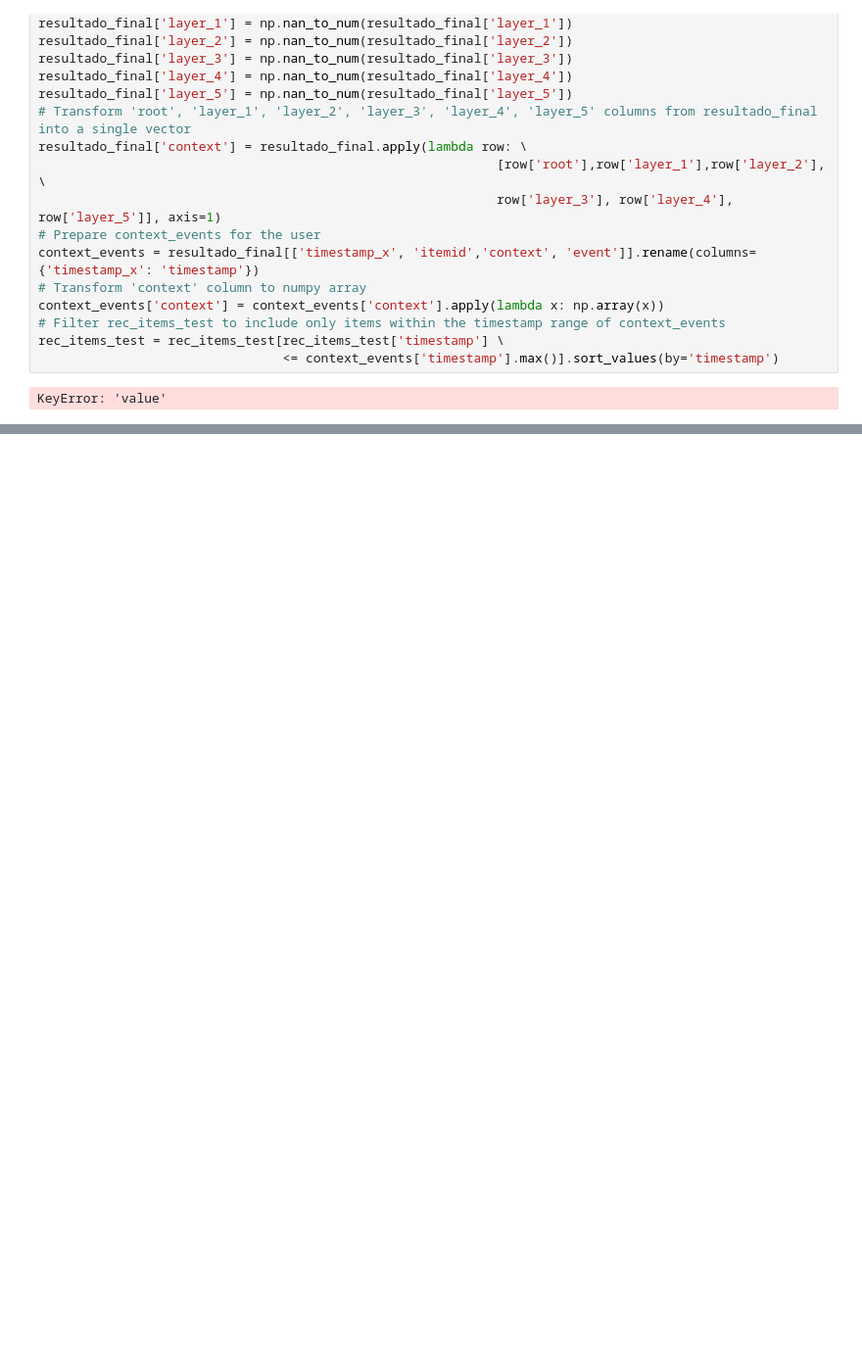
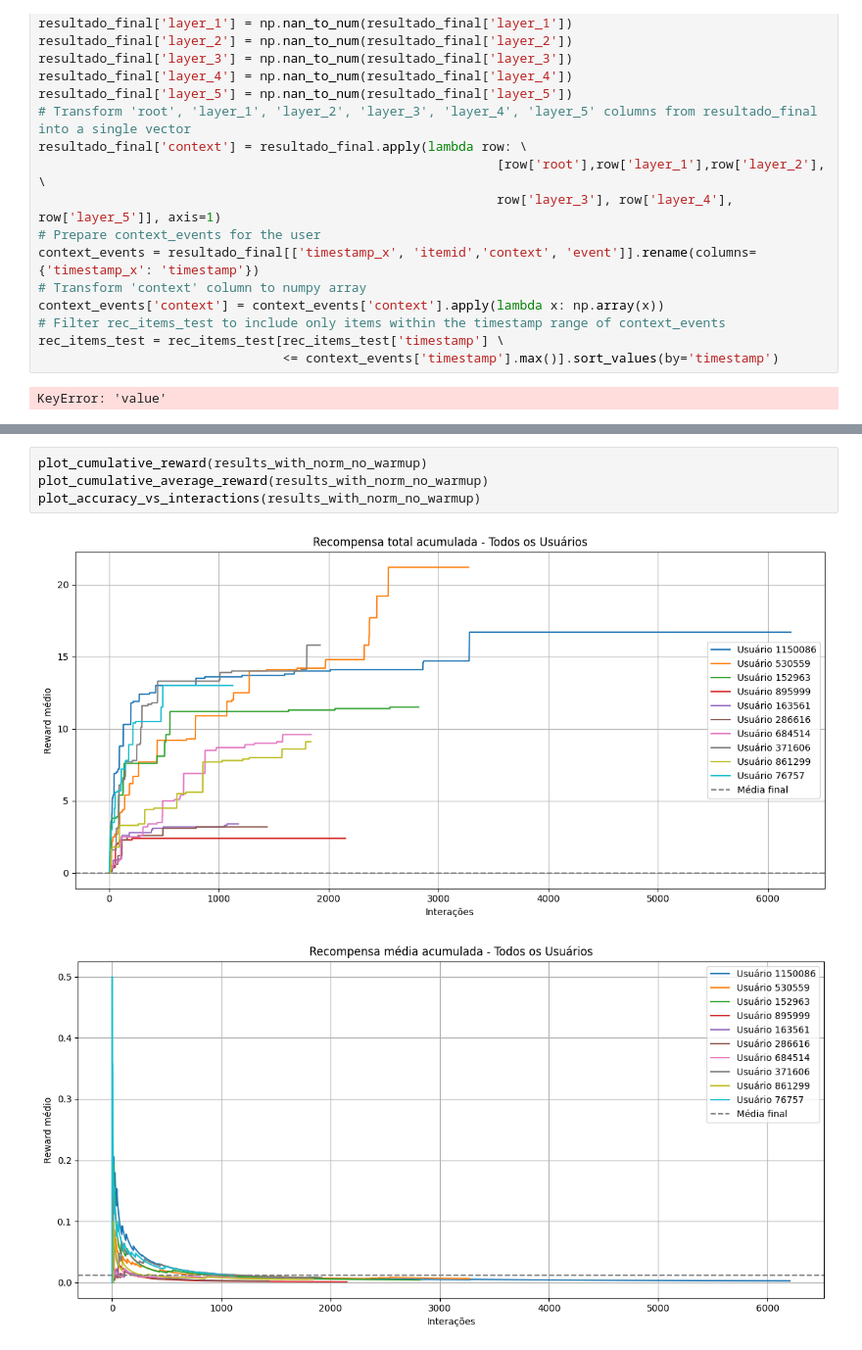
Before and after one commit to fldamaceno/E-commerce-recommender-system, a Jupyter notebook: Simulations.ipynb, the cells around one changed output, grey strips where cells are left out. Shown at 98% size. Cells and saved outputs as stored; diff of their text form; blank space fills up the shorter version.

```diff
--- a/Simulations.ipynb
+++ b/Simulations.ipynb
@@ -1585,0 +1193,7 @@ plt.show()
+# %%
+plot_cumulative_reward(results_with_norm_no_warmup)
+plot_cumulative_average_reward(results_with_norm_no_warmup)
+plot_accuracy_vs_interactions(results_with_norm_no_warmup)
+# %% [output]
+[figure, added]
+[figure, added]
```
Also changed, not shown: parts of 26 cells of this notebook, 2 other files.
